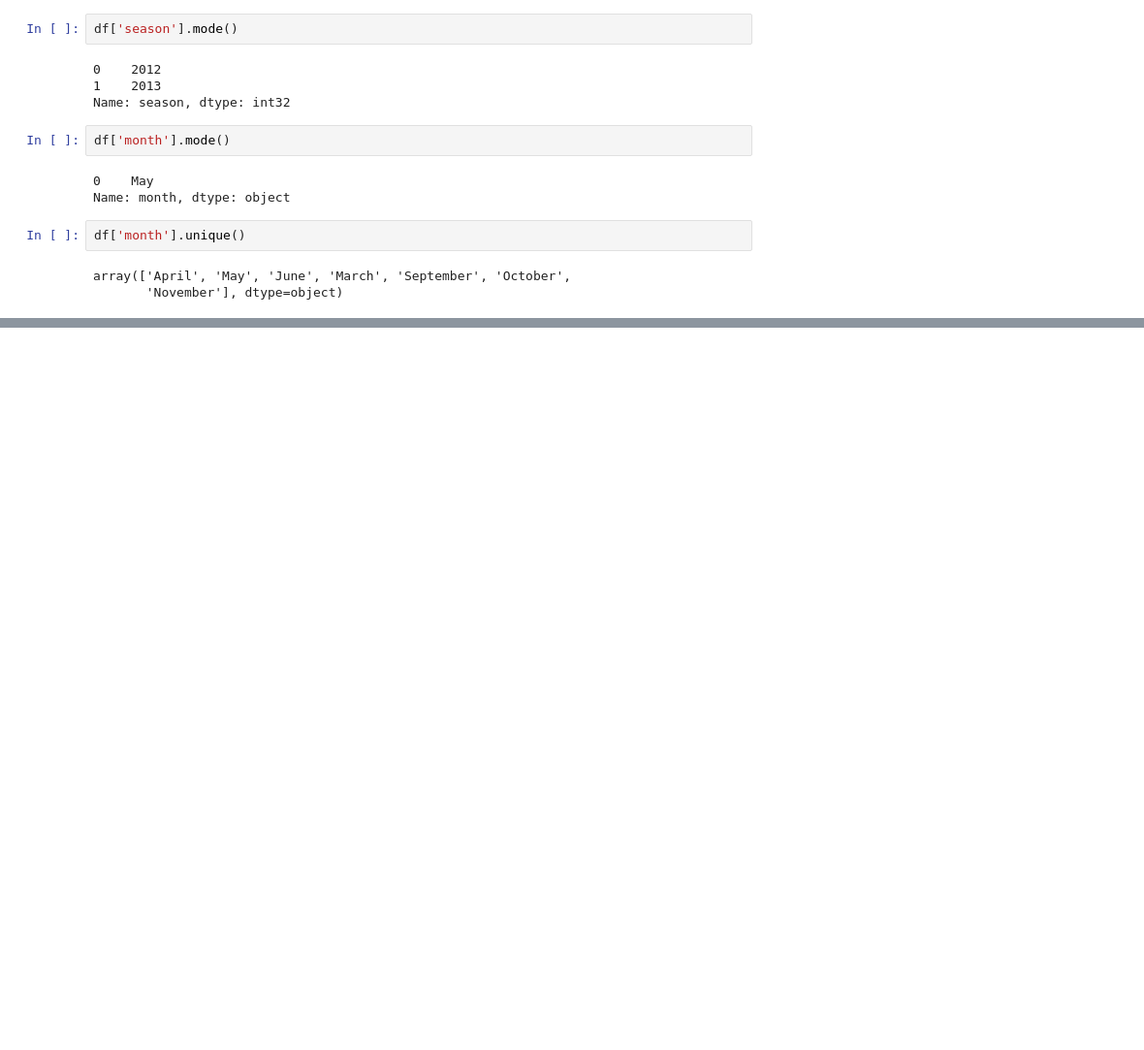
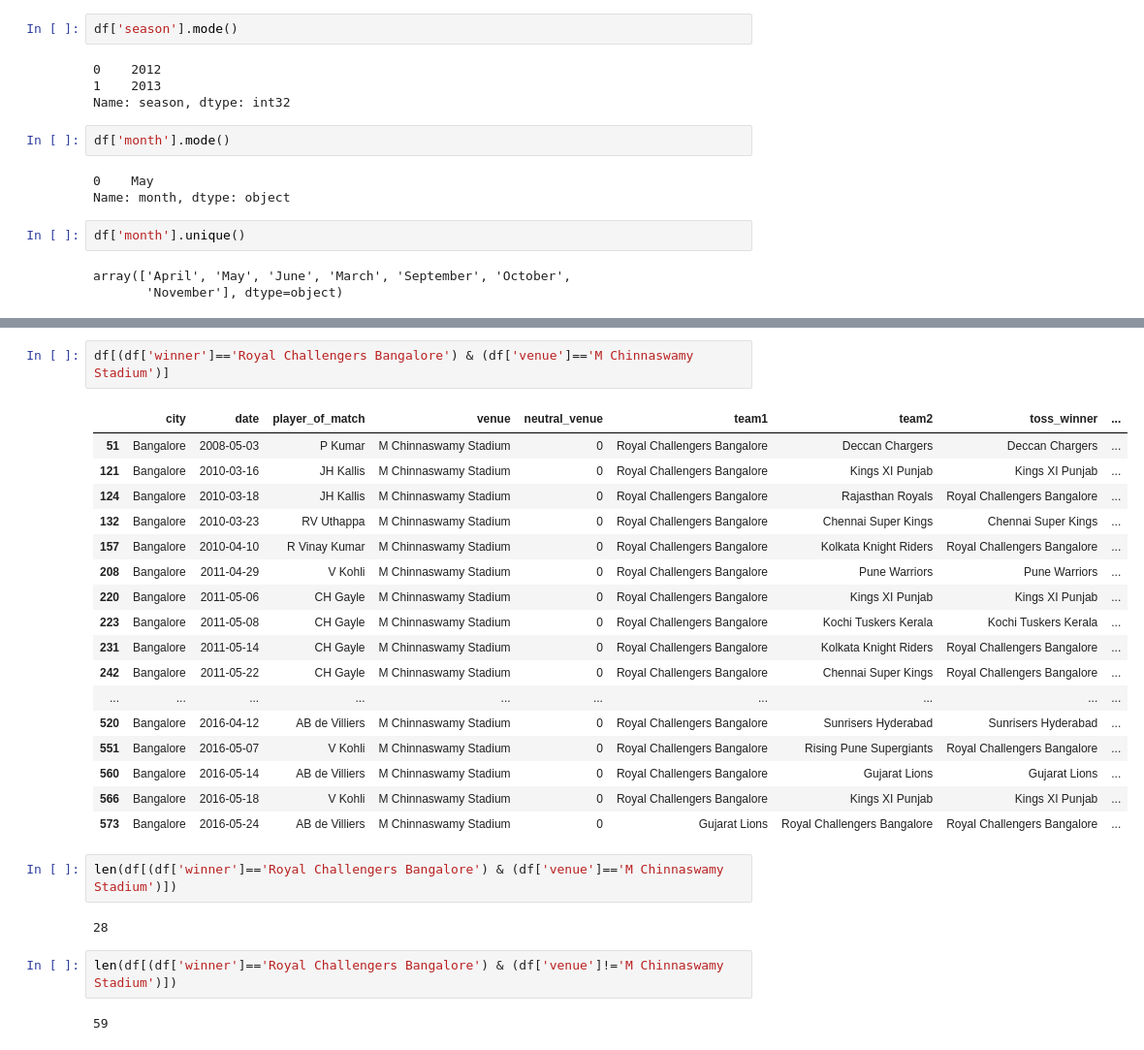
Before and after one commit to Diwash17/IPL-project-, a Jupyter notebook: IPLDataAnalysis.ipynb, the cells around one changed output, grey strips where cells are left out. Shown at 97% size. Saved outputs shown, nothing was run; the diff lists cells and outputs as text; blank space fills up the shorter version.

```diff
--- a/IPLDataAnalysis.ipynb
+++ b/IPLDataAnalysis.ipynb
@@ -656,0 +709,28 @@ array(['April', 'May', 'June', 'March', 'September', 'October',
+# %%
+df[(df['winner']=='Royal Challengers Bangalore') & (df['venue']=='M Chinnaswamy Stadium')]
+# %% [output]
+|  | city | date | player_of_match | venue | neutral_venue | team1 | team2 | toss_winner | ... |
+| 51 | Bangalore | 2008-05-03 | P Kumar | M Chinnaswamy Stadium | 0 | Royal Challengers Bangalore | Deccan Chargers | Deccan Chargers | ... |
+| 121 | Bangalore | 2010-03-16 | JH Kallis | M Chinnaswamy Stadium | 0 | Royal Challengers Bangalore | Kings XI Punjab | Kings XI Punjab | ... |
+| 124 | Bangalore | 2010-03-18 | JH Kallis | M Chinnaswamy Stadium | 0 | Royal Challengers Bangalore | Rajasthan Royals | Royal Challengers Bangalore | ... |
+| 132 | Bangalore | 2010-03-23 | RV Uthappa | M Chinnaswamy Stadium | 0 | Royal Challengers Bangalore | Chennai Super Kings | Chennai Super Kings | ... |
+| 157 | Bangalore | 2010-04-10 | R Vinay Kumar | M Chinnaswamy Stadium | 0 | Royal Challengers Bangalore | Kolkata Knight Riders | Royal Challengers Bangalore | ... |
+| 208 | Bangalore | 2011-04-29 | V Kohli | M Chinnaswamy Stadium | 0 | Royal Challengers Bangalore | Pune Warriors | Pune Warriors | ... |
+| 220 | Bangalore | 2011-05-06 | CH Gayle | M Chinnaswamy Stadium | 0 | Royal Challengers Bangalore | Kings XI Punjab | Kings XI Punjab | ... |
+| 223 | Bangalore | 2011-05-08 | CH Gayle | M Chinnaswamy Stadium | 0 | Royal Challengers Bangalore | Kochi Tuskers Kerala | Kochi Tuskers Kerala | ... |
+| 231 | Bangalore | 2011-05-14 | CH Gayle | M Chinnaswamy Stadium | 0 | Royal Challengers Bangalore | Kolkata Knight Riders | Royal Challengers Bangalore | ... |
+| 242 | Bangalore | 2011-05-22 | CH Gayle | M Chinnaswamy Stadium | 0 | Royal Challengers Bangalore | Chennai Super Kings | Royal Challengers Bangalore | ... |
+| ... | ... | ... | ... | ... | ... | ... | ... | ... | ... |
+| 520 | Bangalore | 2016-04-12 | AB de Villiers | M Chinnaswamy Stadium | 0 | Royal Challengers Bangalore | Sunrisers Hyderabad | Sunrisers Hyderabad | ... |
+| 551 | Bangalore | 2016-05-07 | V Kohli | M Chinnaswamy Stadium | 0 | Royal Challengers Bangalore | Rising Pune Supergiants | Royal Challengers Bangalore | ... |
+| 560 | Bangalore | 2016-05-14 | AB de Villiers | M Chinnaswamy Stadium | 0 | Royal Challengers Bangalore | Gujarat Lions | Gujarat Lions | ... |
+| 566 | Bangalore | 2016-05-18 | V Kohli | M Chinnaswamy Stadium | 0 | Royal Challengers Bangalore | Kings XI Punjab | Kings XI Punjab | ... |
+| 573 | Bangalore | 2016-05-24 | AB de Villiers | M Chinnaswamy Stadium | 0 | Gujarat Lions | Royal Challengers Bangalore | Royal Challengers Bangalore | ... |
+# %%
+len(df[(df['winner']=='Royal Challengers Bangalore') & (df['venue']=='M Chinnaswamy Stadium')])
+# %% [output]
+28
+# %%
+len(df[(df['winner']=='Royal Challengers Bangalore') & (df['venue']!='M Chinnaswamy Stadium')])
+# %% [output]
+59
```
Also changed, not shown: parts of 35 cells of this notebook.
